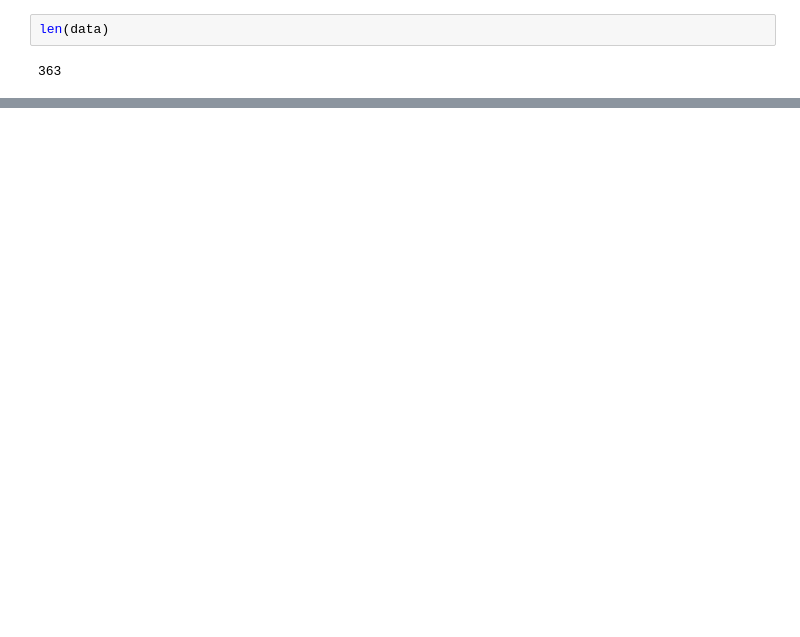
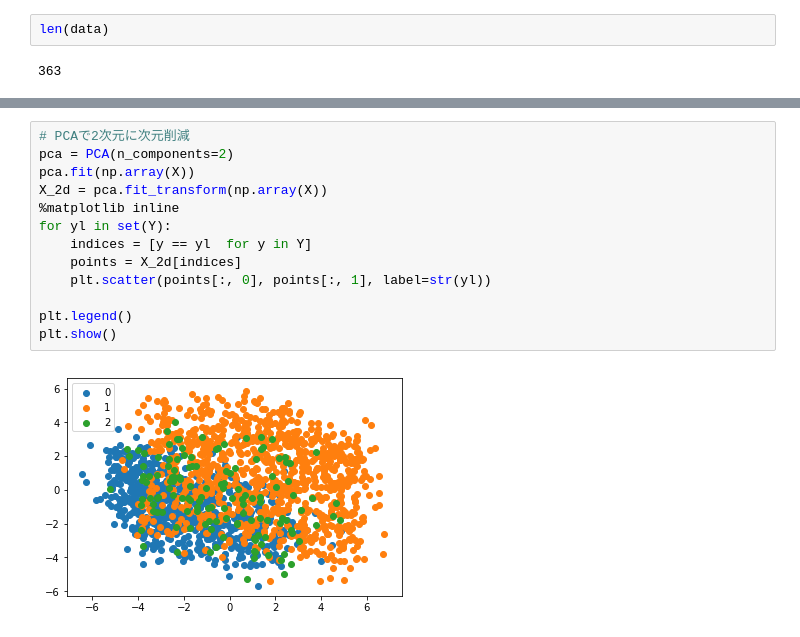
Before and after one commit to nakamoo/sumica, a Jupyter notebook: main_server/hai/notebooks/nakamoo/cnn.ipynb, the cells around one changed output, grey strips where cells are left out. Cells and saved outputs as stored; diff of their text form; blank space fills up the shorter version.

```diff
--- a/main_server/hai/notebooks/nakamoo/cnn.ipynb
+++ b/main_server/hai/notebooks/nakamoo/cnn.ipynb
@@ -59,0 +250,15 @@ for d in data:
+# %%
+# PCAで2次元に次元削減
+pca = PCA(n_components=2)
+pca.fit(np.array(X))
+X_2d = pca.fit_transform(np.array(X))
+%matplotlib inline
+for yl in set(Y):
+    indices = [y == yl  for y in Y]
+    points = X_2d[indices]
+    plt.scatter(points[:, 0], points[:, 1], label=str(yl))
+
+plt.legend()
+plt.show()
+# %% [output]
+[figure, added]
```
Also changed, not shown: parts of 17 cells of this notebook, 5 other files.
